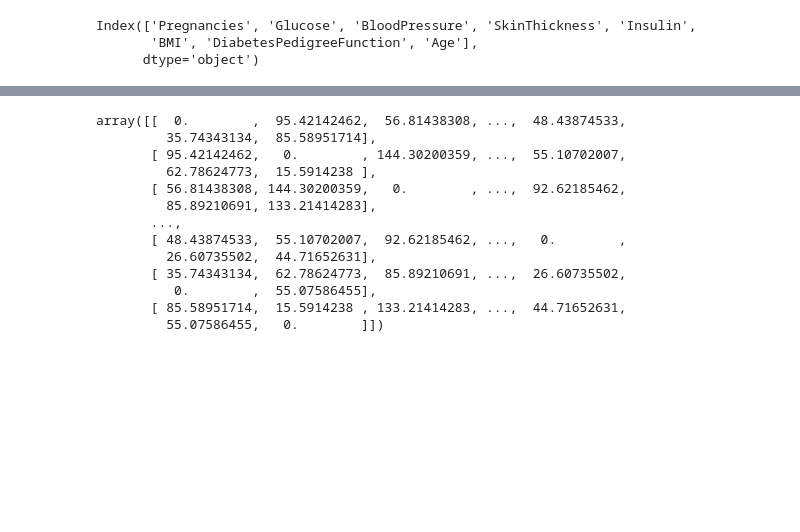
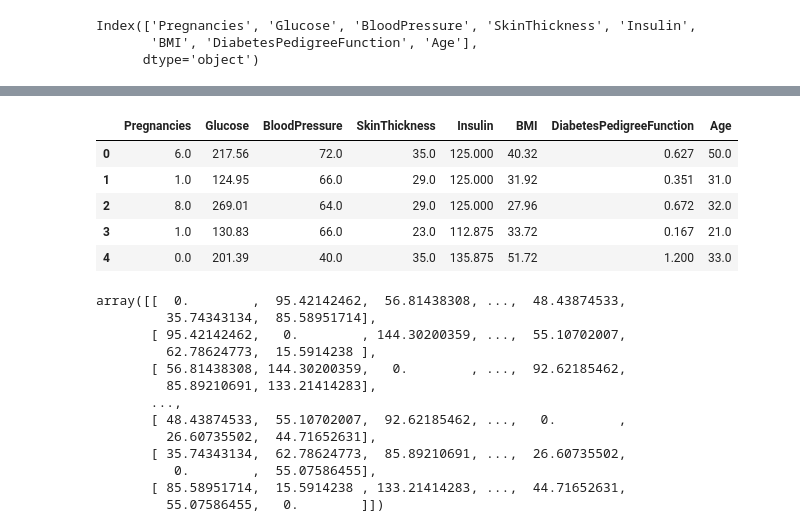
Before and after one commit to shayan-naghizade/ML_Practice, a Jupyter notebook: Diabetes Prediction With KNN/code.ipynb, the cells around one changed output, grey strips where cells are left out. Saved outputs shown, nothing was run; the diff lists cells and outputs as text; code cells hidden in the pictures; blank space fills up the shorter version.

```diff
--- a/Diabetes Prediction With KNN/code.ipynb
+++ b/Diabetes Prediction With KNN/code.ipynb
@@ -258,3 +273,12 @@ dist_matrix = cdist(X_weighted, X_weighted, metric='euclidean')
+# %%
+X_weighted.head()
+# %% [output]
+|  | Pregnancies | Glucose | BloodPressure | SkinThickness | Insulin | BMI | DiabetesPedigreeFunction | Age |
+| 0 | 6.0 | 217.56 | 72.0 | 35.0 | 125.000 | 40.32 | 0.627 | 50.0 |
+| 1 | 1.0 | 124.95 | 66.0 | 29.0 | 125.000 | 31.92 | 0.351 | 31.0 |
+| 2 | 8.0 | 269.01 | 64.0 | 29.0 | 125.000 | 27.96 | 0.672 | 32.0 |
+| 3 | 1.0 | 130.83 | 66.0 | 23.0 | 112.875 | 33.72 | 0.167 | 21.0 |
+| 4 | 0.0 | 201.39 | 40.0 | 35.0 | 135.875 | 51.72 | 1.200 | 33.0 |
 # %%
 dist_matrix
 # %% [output]
```
Also changed, not shown: parts of 13 cells of this notebook, 2 other files.
